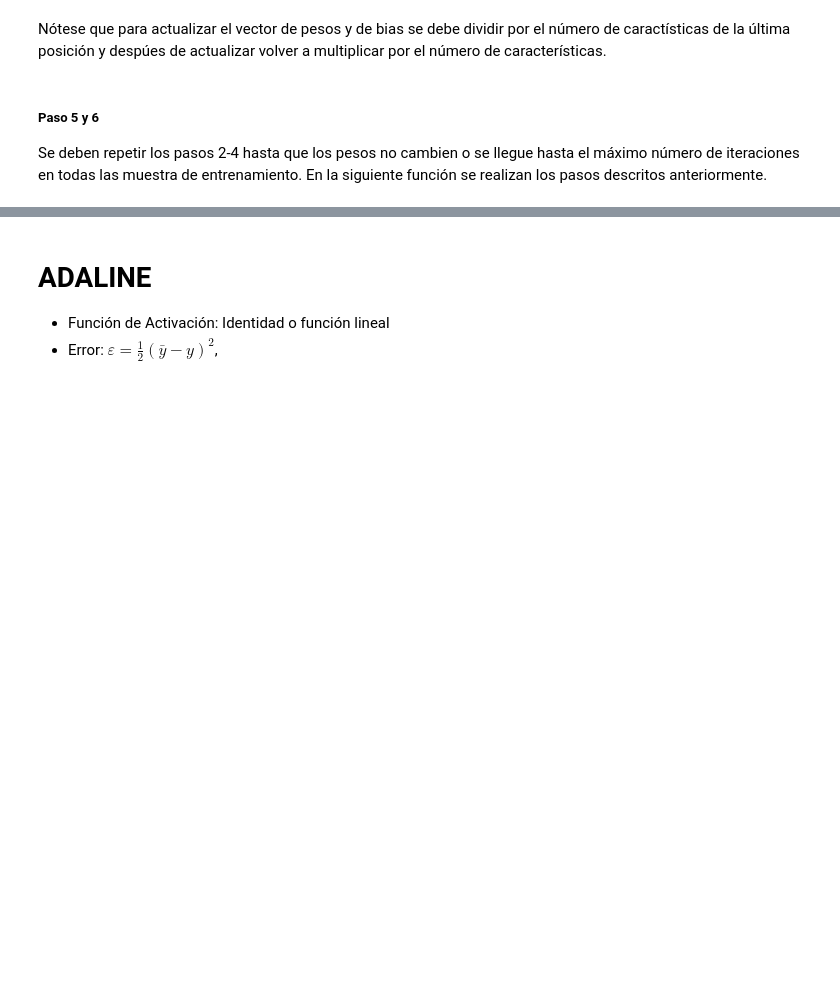
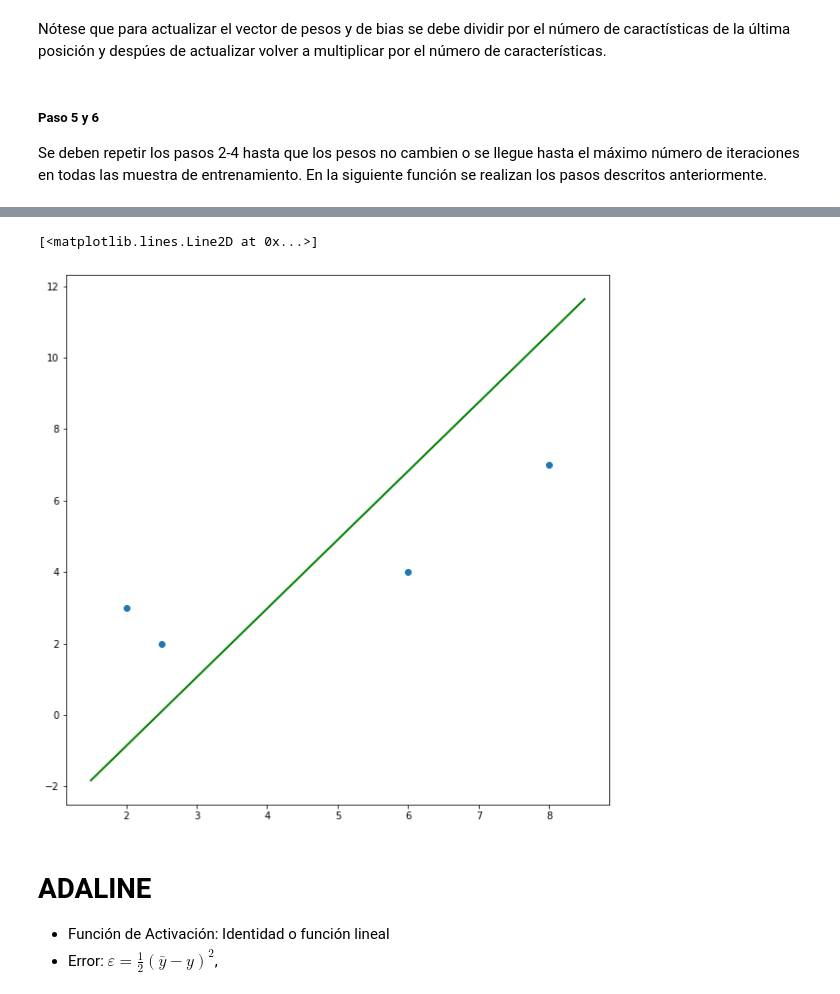
Before and after one commit to esteban11519/tecnicasDeInteligenciaArtificial, a Jupyter notebook: BCV_ELF_Taller7_ClasificacionConRNA/BCV_ELF_Taller7_ClasificacionConRNA.ipynb, the cells around one changed output, grey strips where cells are left out. Cells and saved outputs as stored; diff of their text form; code cells hidden in the pictures; blank space fills up the shorter version.

```diff
--- a/BCV_ELF_Taller7_ClasificacionConRNA/BCV_ELF_Taller7_ClasificacionConRNA.ipynb
+++ b/BCV_ELF_Taller7_ClasificacionConRNA/BCV_ELF_Taller7_ClasificacionConRNA.ipynb
@@ -242,7 +257,9 @@ Se deben repetir los pasos 2-4 hasta que los pesos no cambien o se llegue hasta
 def entrenamientoPerceptron(X,y,W,interaciones):
     n_caracteristicas=X.shape[1]-1
     W[n_caracteristicas]=W[n_caracteristicas]*n_caracteristicas
+    y=y.T
 
+    interacionesFinales=0
 
     for j in range(interaciones):
 
@@ -265,12 +282,13 @@ def entrenamientoPerceptron(X,y,W,interaciones):
             W = W + Delta
             W[n_caracteristicas]=W[n_caracteristicas]*n_caracteristicas
 
-            print(f'iteración: {j+1}\ncaracterística: {m+1}')
-            print(f'W: {W}\n')
+            # print(f'iteración: {j+1}\ncaracterística: {m+1}')
+            # print(f'W: {W}\n')
 
             if error != 0:
                 Nerrors = Nerrors+1
 
+        interacionesFinales=j+1
 
         if Nerrors == 0:
             break
@@ -278,9 +296,10 @@ def entrenamientoPerceptron(X,y,W,interaciones):
         #===========================================
 
     W[n_caracteristicas]=W[n_caracteristicas]/n_caracteristicas
-    return W
+    return [W,interacionesFinales]
 
-interaciones=1
+## Ejercicio de ejemplo
+interaciones=10
 X=np.array([
     [2.0,3.0,1],
     [2.5,2.0,1],
@@ -288,18 +307,7 @@ X=np.array([
     [6.0,4.0,1]
 ])
 
-y=np.array([1.0,1.0,0.0,0.0]).T
+y=np.array([1.0,1.0,0.0,0.0]) # EN vector fila
 
 W=np.array([0.1,0.1,0.1])
-finalW=entrenamientoPerceptron(X,y,W,interaciones)
-print(f'W: {finalW}')
-
-# print ("\nW");     print (W)
-# print ("\nEpocas")
-# print (j)
-# y_min = (-W[0]*x_min - W[2])/W[1]
-# y_max = (-W[0]*x_max - W[2])/W[1]
-
-# plt.scatter(X[:,0], X[:,1])
-# #plt.scatter(X[:,0], X[:,1], s=40, c=y, cmap=plt.cm.Spectral)
-# plt.plot([x_min, x_max], [y_min, y_max], c='g', lw=2)
+finalW,epocas=entrenamientoPerceptron(X,y,W,interaciones)
@@ -324,3 +326,15 @@ W: [-7.9 -6.9 -0.9]
+# %%
+## valor mínimo menos .5 y valor máximo más .5 en la variable independiente
+x_min, x_max = X[:, 0].min() - .5, X[:, 0].max() + .5
+
+y_min = (-finalW[0]*x_min - 2*finalW[2])/finalW[1]
+y_max = (-finalW[0]*x_max - 2*W[2])/finalW[1]
+
+plt.scatter(X[:,0], X[:,1])
+plt.plot([x_min, x_max], [y_min, y_max], c='g', lw=2)
+# %% [output]
+[<matplotlib.lines.Line2D at 0x...>]
+[figure, added]
 # %% [markdown]
 # ADALINE
 
```
Also changed, not shown: parts of 4 cells of this notebook.
